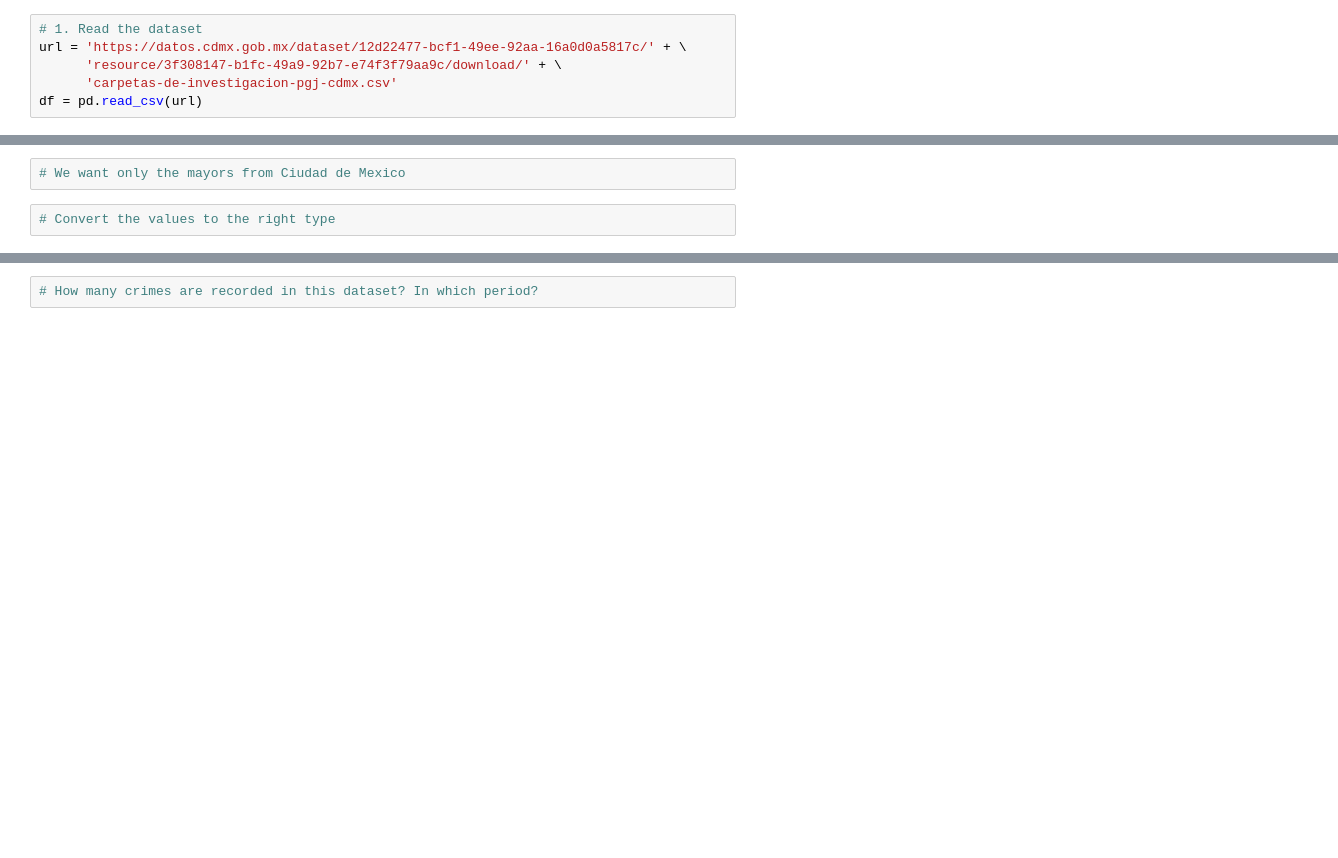
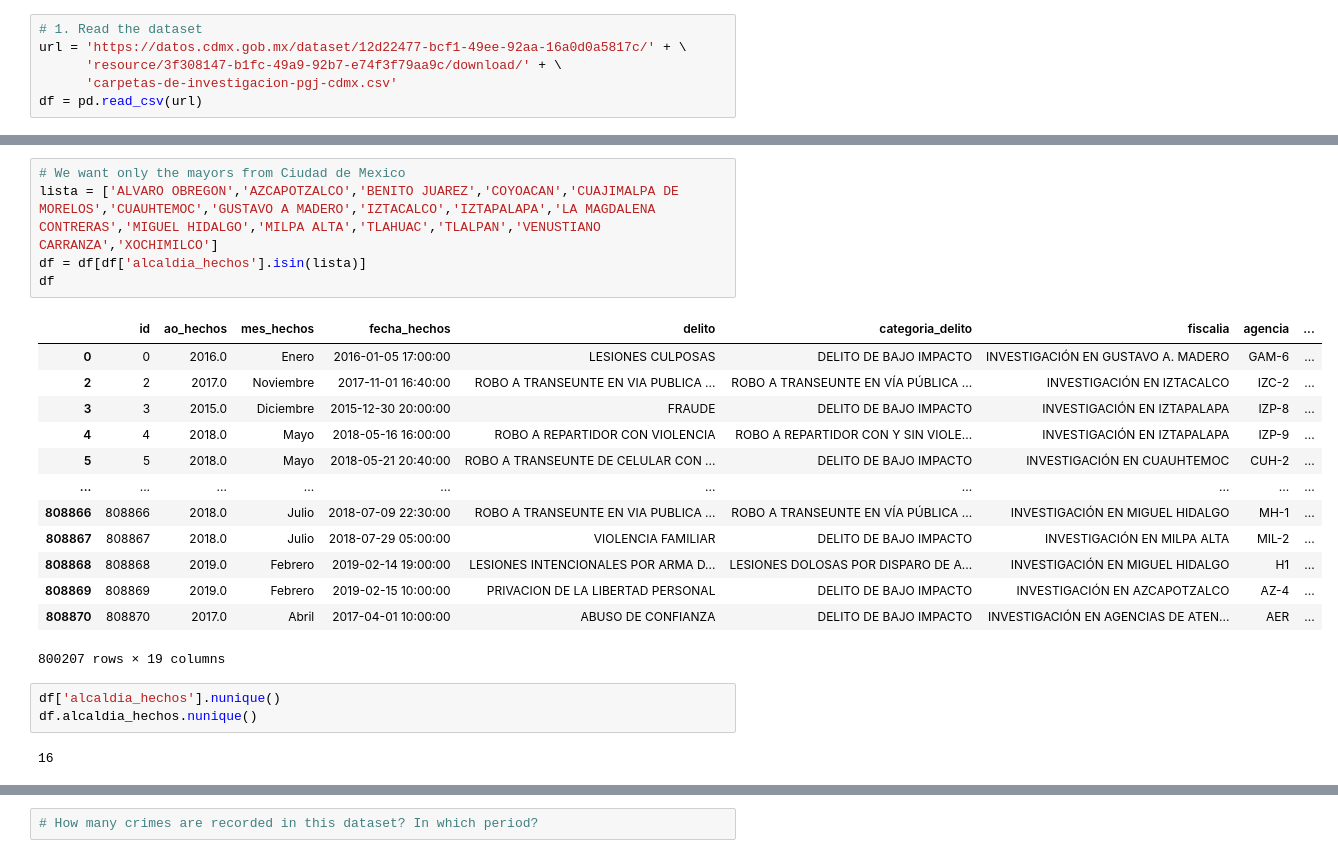
Before and after one commit to xalejandrow/interacting-with-the-twitter-api-project-tutorial, a Jupyter notebook: Crimes_4GKS.ipynb, the cells around one changed output, grey strips where cells are left out. Saved outputs shown, nothing was run; the diff lists cells and outputs as text; blank space fills up the shorter version.

```diff
--- a/Crimes_4GKS.ipynb
+++ b/Crimes_4GKS.ipynb
@@ -17,4 +49,24 @@ df = pd.read_csv(url)
-# %%
-# We want only the mayors from Ciudad de Mexico
-# %%
-# Convert the values to the right type
+# %%
+# We want only the mayors from Ciudad de Mexico
+lista = ['ALVARO OBREGON','AZCAPOTZALCO','BENITO JUAREZ','COYOACAN','CUAJIMALPA DE MORELOS','CUAUHTEMOC','GUSTAVO A MADERO','IZTACALCO','IZTAPALAPA','LA MAGDALENA CONTRERAS','MIGUEL HIDALGO','MILPA ALTA','TLAHUAC','TLALPAN','VENUSTIANO CARRANZA','XOCHIMILCO']
+df = df[df['alcaldia_hechos'].isin(lista)]
+df
+# %% [output]
+|  | id | ao_hechos | mes_hechos | fecha_hechos | delito | categoria_delito | fiscalia | agencia | ... |
+| 0 | 0 | 2016.0 | Enero | 2016-01-05 17:00:00 | LESIONES CULPOSAS | DELITO DE BAJO IMPACTO | INVESTIGACIÓN EN GUSTAVO A. MADERO | GAM-6 | ... |
+| 2 | 2 | 2017.0 | Noviembre | 2017-11-01 16:40:00 | ROBO A TRANSEUNTE EN VIA PUBLICA ... | ROBO A TRANSEUNTE EN VÍA PÚBLICA ... | INVESTIGACIÓN EN IZTACALCO | IZC-2 | ... |
+| 3 | 3 | 2015.0 | Diciembre | 2015-12-30 20:00:00 | FRAUDE | DELITO DE BAJO IMPACTO | INVESTIGACIÓN EN IZTAPALAPA | IZP-8 | ... |
+| 4 | 4 | 2018.0 | Mayo | 2018-05-16 16:00:00 | ROBO A REPARTIDOR CON VIOLENCIA | ROBO A REPARTIDOR CON Y SIN VIOLE... | INVESTIGACIÓN EN IZTAPALAPA | IZP-9 | ... |
+| 5 | 5 | 2018.0 | Mayo | 2018-05-21 20:40:00 | ROBO A TRANSEUNTE DE CELULAR CON ... | DELITO DE BAJO IMPACTO | INVESTIGACIÓN EN CUAUHTEMOC | CUH-2 | ... |
+| ... | ... | ... | ... | ... | ... | ... | ... | ... | ... |
+| 808866 | 808866 | 2018.0 | Julio | 2018-07-09 22:30:00 | ROBO A TRANSEUNTE EN VIA PUBLICA ... | ROBO A TRANSEUNTE EN VÍA PÚBLICA ... | INVESTIGACIÓN EN MIGUEL HIDALGO | MH-1 | ... |
+| 808867 | 808867 | 2018.0 | Julio | 2018-07-29 05:00:00 | VIOLENCIA FAMILIAR | DELITO DE BAJO IMPACTO | INVESTIGACIÓN EN MILPA ALTA | MIL-2 | ... |
+| 808868 | 808868 | 2019.0 | Febrero | 2019-02-14 19:00:00 | LESIONES INTENCIONALES POR ARMA D... | LESIONES DOLOSAS POR DISPARO DE A... | INVESTIGACIÓN EN MIGUEL HIDALGO | H1 | ... |
+| 808869 | 808869 | 2019.0 | Febrero | 2019-02-15 10:00:00 | PRIVACION DE LA LIBERTAD PERSONAL | DELITO DE BAJO IMPACTO | INVESTIGACIÓN EN AZCAPOTZALCO | AZ-4 | ... |
+| 808870 | 808870 | 2017.0 | Abril | 2017-04-01 10:00:00 | ABUSO DE CONFIANZA | DELITO DE BAJO IMPACTO | INVESTIGACIÓN EN AGENCIAS DE ATEN... | AER | ... |
+800207 rows × 19 columns
+# %%
+df['alcaldia_hechos'].nunique()
+df.alcaldia_hechos.nunique()
+# %% [output]
+16
```
Also changed, not shown: parts of 5 cells of this notebook.
